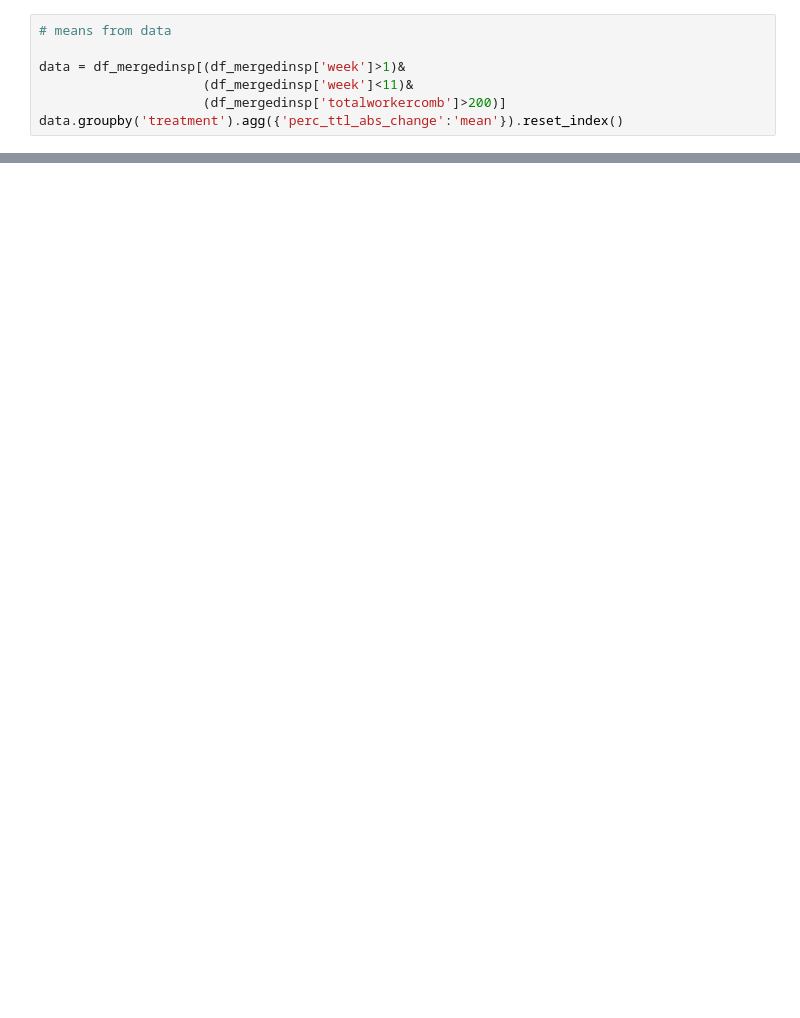
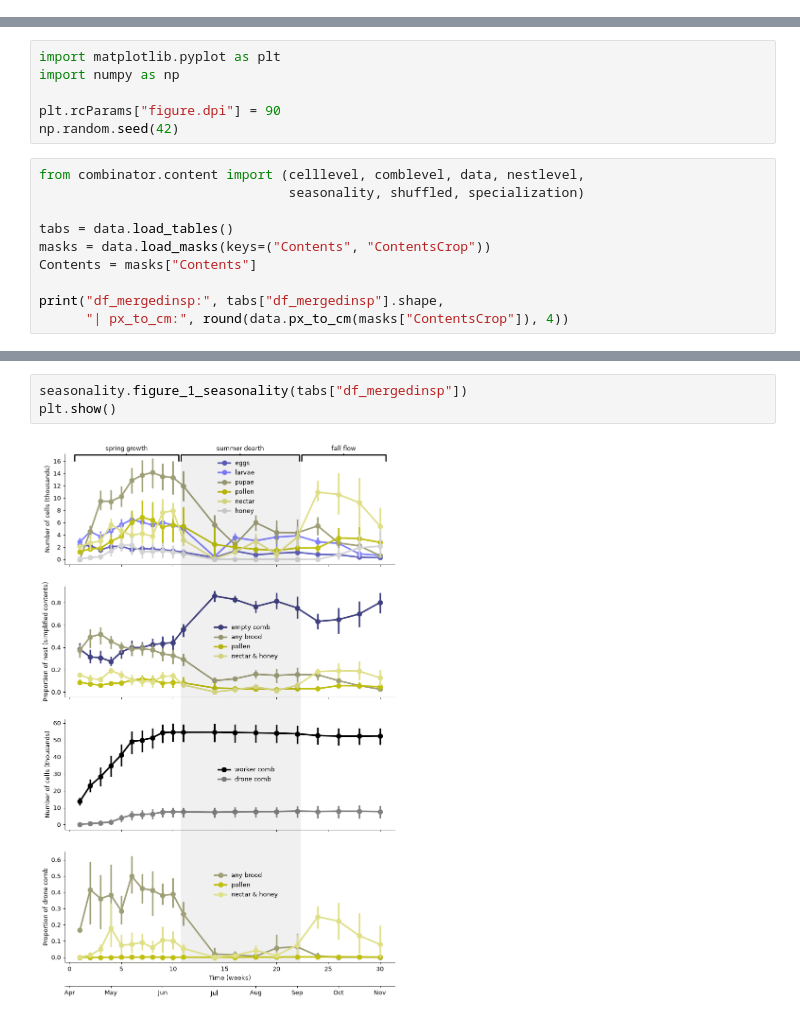
Before and after one commit to jgraving/HoneybeeNestMorphogenesis, a Jupyter notebook: CombContent_Analysis.ipynb, the cells around one changed output, grey strips where cells are left out. Drawn from its saved outputs; the diff is of its cells as text; blank space fills up the shorter version.

Commit message:
Package the combined analysis and add reproduction checks
Add the Figures 1–5 workflow, package-driven notebooks, figure and table commands, and numerical regression tests.

```diff
--- a/CombContent_Analysis.ipynb
+++ b/CombContent_Analysis.ipynb
@@ -3719,7 +0,0 @@ results
-# %%
-# means from data
-
-data = df_mergedinsp[(df_mergedinsp['week']>1)&
-                     (df_mergedinsp['week']<11)&
-                     (df_mergedinsp['totalworkercomb']>200)]
-data.groupby('treatment').agg({'perc_ttl_abs_change':'mean'}).reset_index()
@@ -4001,0 +25,16 @@ sns.despine()
+# %%
+import matplotlib.pyplot as plt
+import numpy as np
+
+plt.rcParams["figure.dpi"] = 90
+np.random.seed(42)
+# %%
+from combinator.content import (celllevel, comblevel, data, nestlevel,
+                                seasonality, shuffled, specialization)
+
+tabs = data.load_tables()
+masks = data.load_masks(keys=("Contents", "ContentsCrop"))
+Contents = masks["Contents"]
+
+print("df_mergedinsp:", tabs["df_mergedinsp"].shape,
+      "| px_to_cm:", round(data.px_to_cm(masks["ContentsCrop"]), 4))
@@ -4001,0 +49,5 @@ sns.despine()
+# %%
+seasonality.figure_1_seasonality(tabs["df_mergedinsp"])
+plt.show()
+# %% [output]
+[figure, added]
```
Also changed, not shown: parts of 105 cells of this notebook, 45 other files.
